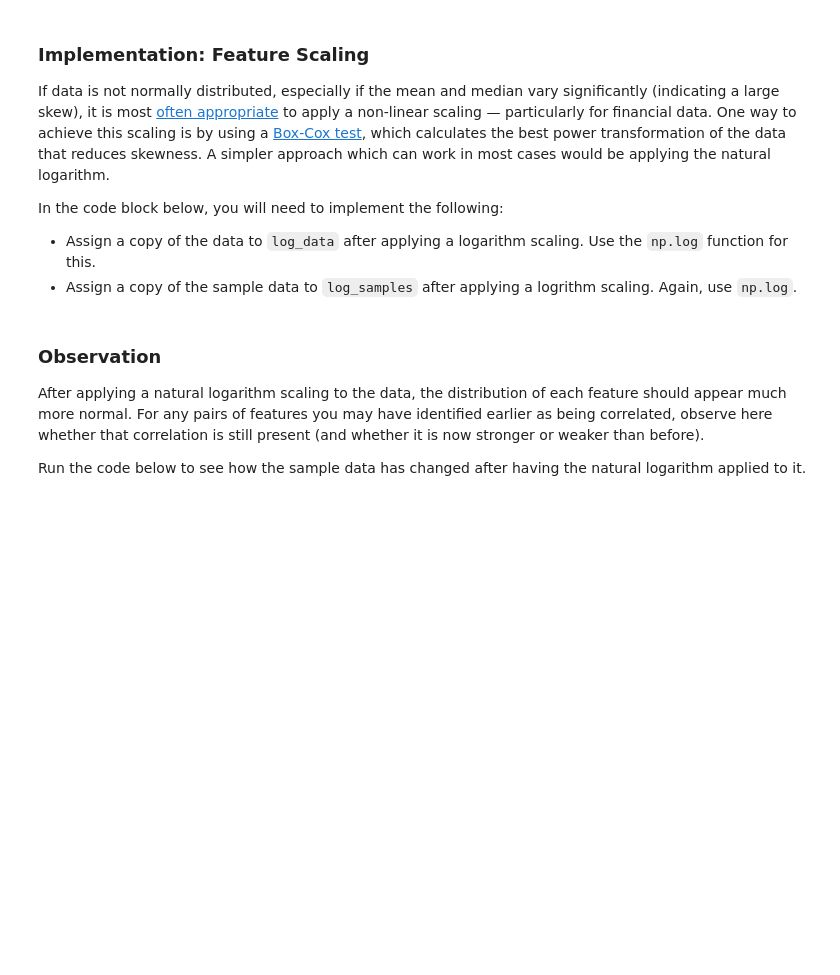
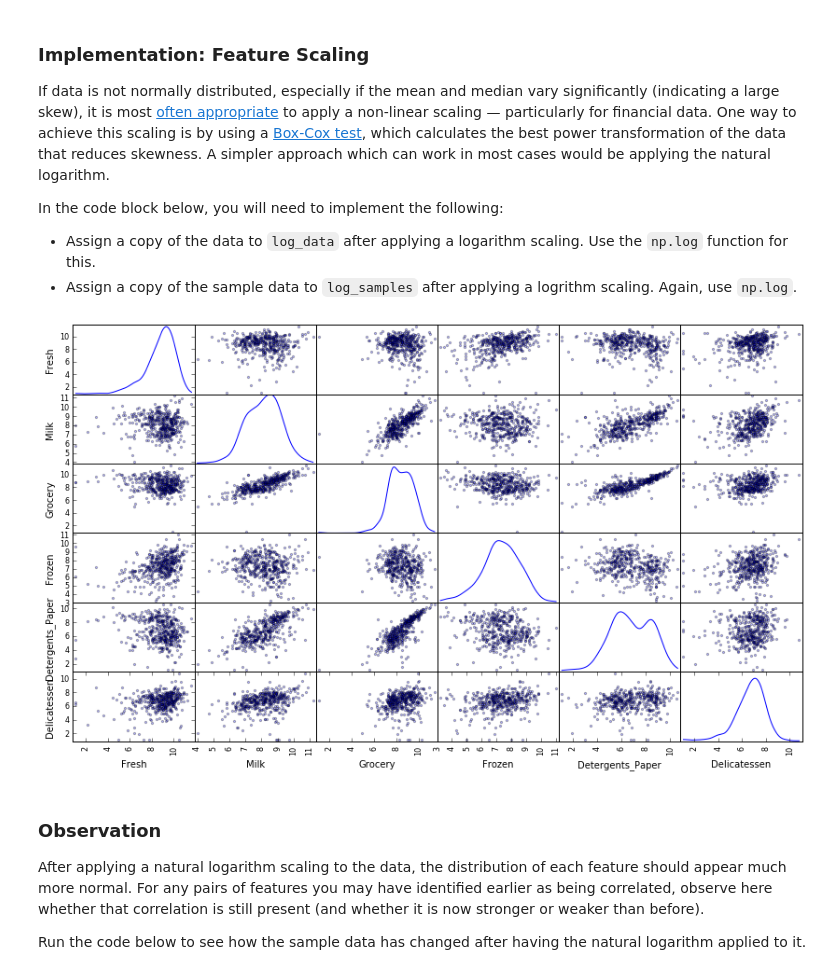
Before and after one commit to btq/machine-learning-udacity, a Jupyter notebook: projects/creating_customer_segments/customer_segments.ipynb, the cells around one changed output. Cells and saved outputs as stored; diff of their text form; code cells hidden in the pictures; blank space fills up the shorter version.

```diff
--- a/projects/creating_customer_segments/customer_segments.ipynb
+++ b/projects/creating_customer_segments/customer_segments.ipynb
@@ -140,13 +140,15 @@ In the code block below, you will need to implement the following:
  - Assign a copy of the sample data to `log_samples` after applying a logrithm scaling. Again, use `np.log`.
 # %%
 # TODO: Scale the data using the natural logarithm
-log_data = None
+log_data = np.log(data)
 
 # TODO: Scale the sample data using the natural logarithm
-log_samples = None
+log_samples = np.log(samples)
 
 # Produce a scatter matrix for each pair of newly-transformed features
 pd.scatter_matrix(log_data, alpha = 0.3, figsize = (14,8), diagonal = 'kde');
+# %% [output]
+[figure, added]
 # %% [markdown]
 ### Observation
 After applying a natural logarithm scaling to the data, the distribution of each feature should appear much more normal. For any pairs of features you may have identified earlier as being correlated, observe here whether that correlation is still present (and whether it is now stronger or weaker than before).
```
Also changed, not shown: parts of 8 cells of this notebook.
